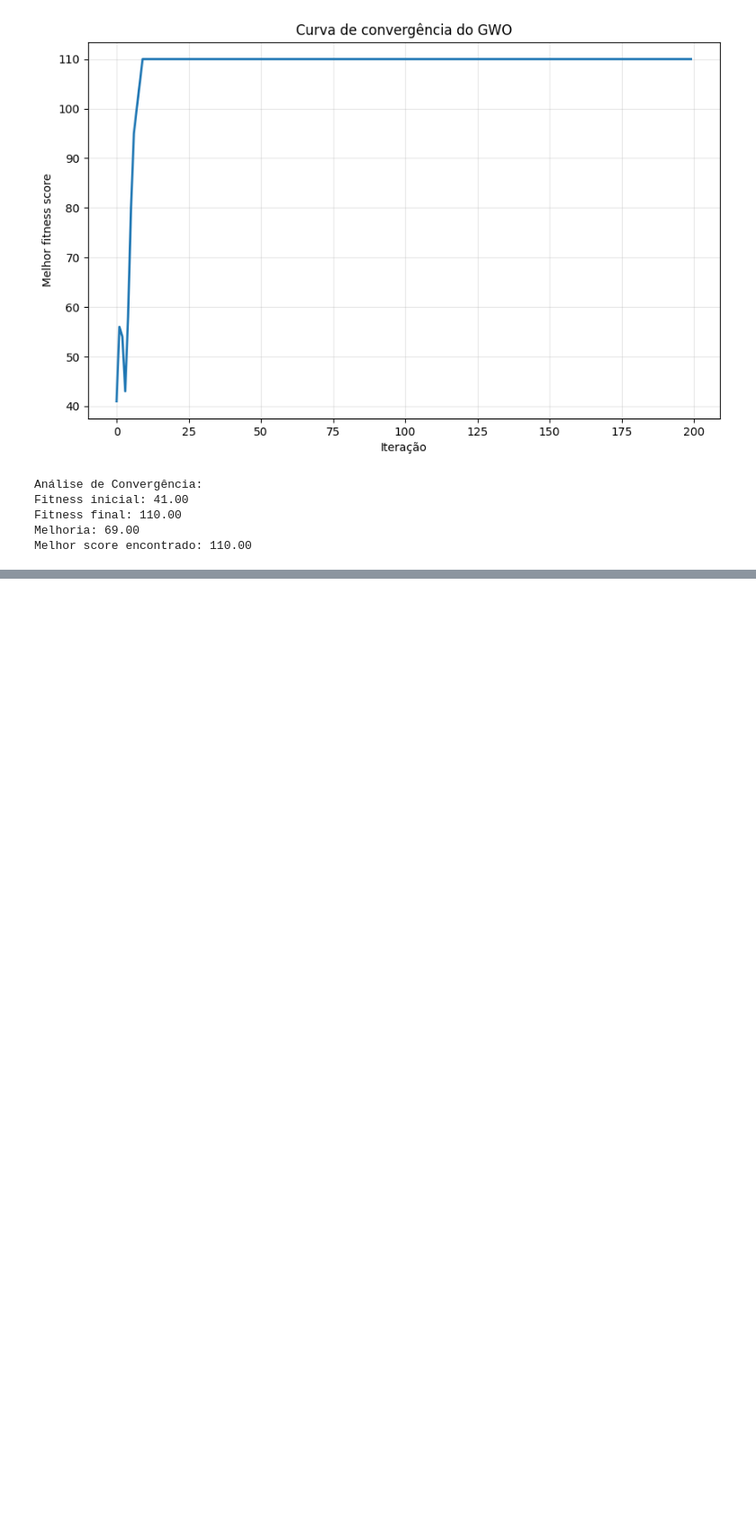
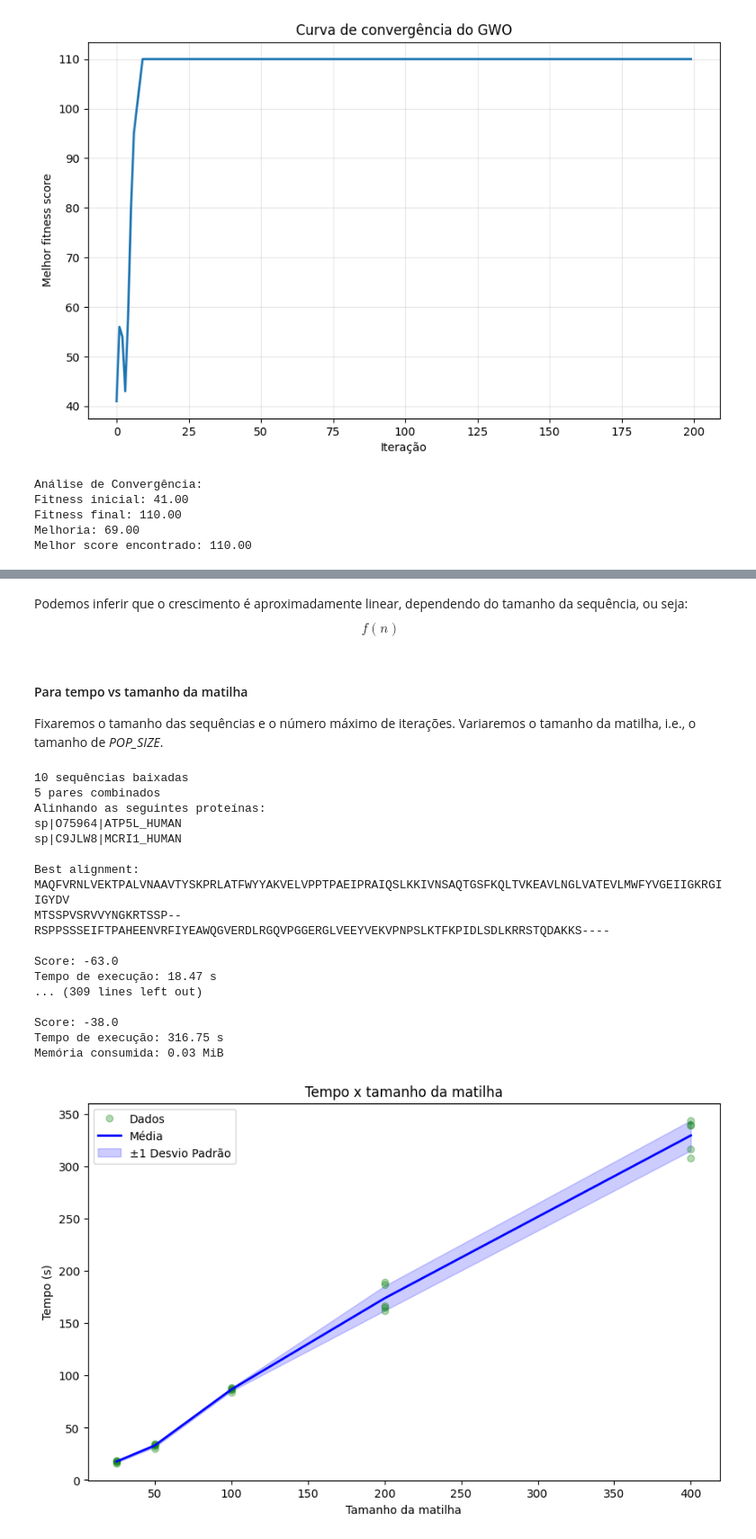
Before and after one commit to dcanevarollo/bio-gwo, a Jupyter notebook: src/experiments.ipynb, the cells around one changed output, grey strips where cells are left out. Shown at 90% size. Cells and saved outputs as stored; diff of their text form; code cells hidden in the pictures; blank space fills up the shorter version.

```diff
--- a/src/experiments.ipynb
+++ b/src/experiments.ipynb
@@ -129,0 +184,45 @@ Melhor score encontrado: 110.00
+# %% [markdown]
+Podemos inferir que o crescimento é aproximadamente linear, dependendo do tamanho da sequência, ou seja:
+$$
+f(n)
+$$
+# %% [markdown]
+#### Para tempo vs tamanho da matilha
+
+Fixaremos o tamanho das sequências e o número máximo de iterações. Variaremos o tamanho da matilha, i.e., o tamanho de _POP\_SIZE_.
+# %%
+population_size = [25, 50, 100, 200, 400]
+max_iter = 500
+sequence_length = 100
+
+timestamps: list[list[float]] = []
+
+for i in range(5):
+    timestamps.append([])
+    for pop_size in population_size:
+        _, pairs = fetch_data(sequence_length)
+        seq1, seq2 = pairs[random.randint(0, len(pairs) - 1)]
+
+        _, _, elapsed_time, _ = run_alignment(seq1, seq2, pop_size, max_iter)
+        timestamps[i].append(elapsed_time)
+
+plot_result(population_size, timestamps, "Tempo x tamanho da matilha", "Tamanho da matilha", "Tempo (s)")
+# %% [output]
+10 sequências baixadas
+5 pares combinados
+Alinhando as seguintes proteínas:
+sp|O75964|ATP5L_HUMAN
+sp|C9JLW8|MCRI1_HUMAN
+
+Best alignment:
+MAQFVRNLVEKTPALVNAAVTYSKPRLATFWYYAKVELVPPTPAEIPRAIQSLKKIVNSAQTGSFKQLTVKEAVLNGLVATEVLMWFYVGEIIGKRGIIGYDV
+MTSSPVSRVVYNGKRTSSP--RSPPSSSEIFTPAHEENVRFIYEAWQGVERDLRGQVPGGERGLVEEYVEKVPNPSLKTFKPIDLSDLKRRSTQDAKKS----
+
+Score: -63.0
+Tempo de execução: 18.47 s
+... (309 lines left out)
+
+Score: -38.0
+Tempo de execução: 316.75 s
+Memória consumida: 0.03 MiB
+[figure, added]
```
Also changed, not shown: parts of 11 cells of this notebook, 1 other file.
